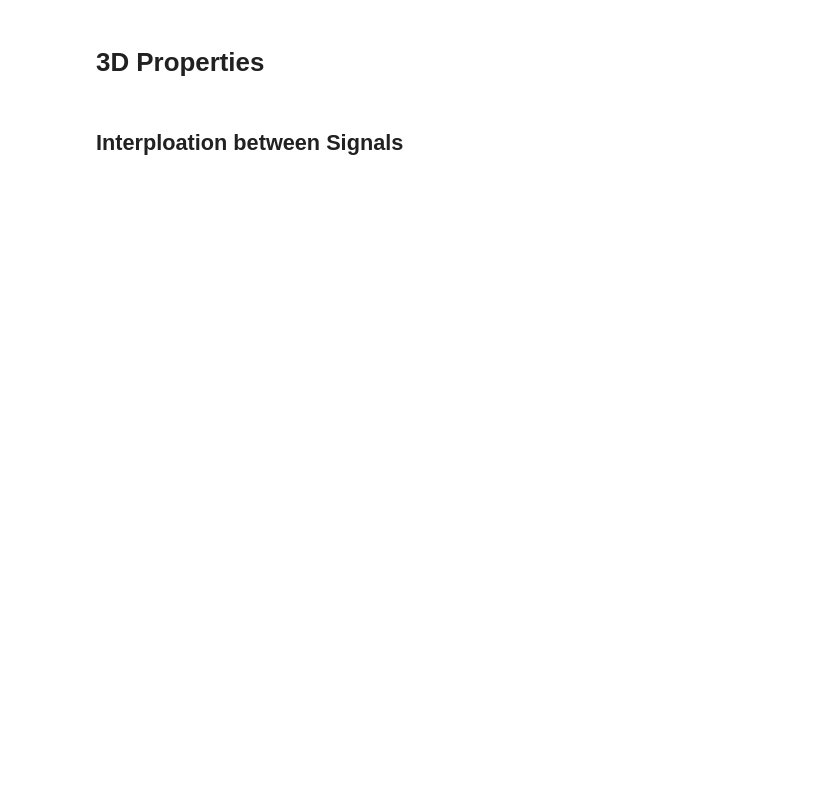
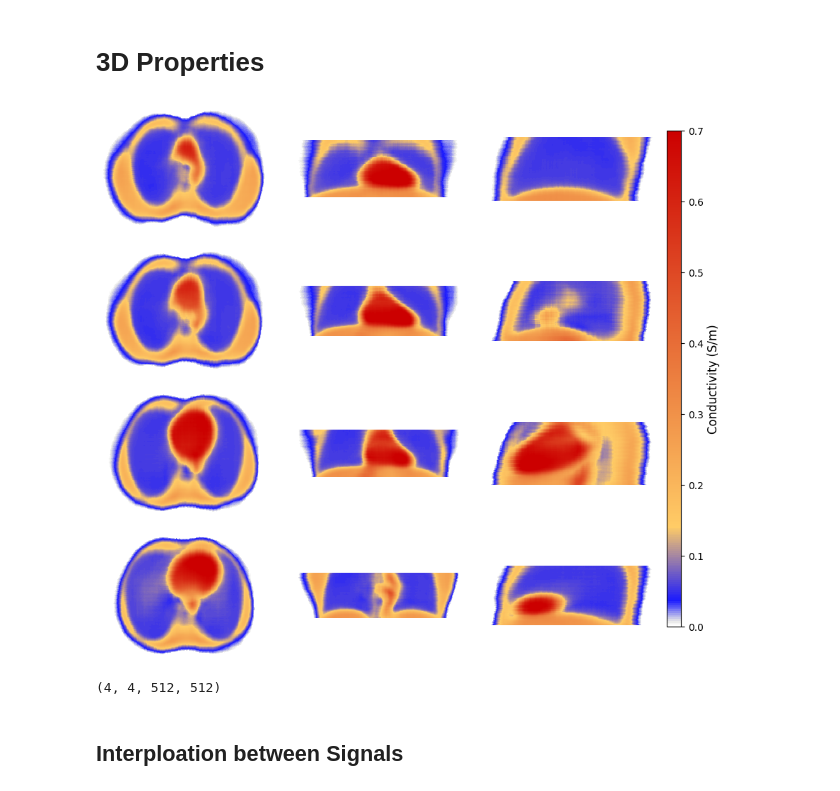
Before and after one commit to dmnk1308/RESIST, a Jupyter notebook: testing_and_plotting.ipynb, the cells around one changed output. Saved outputs shown, nothing was run; the diff lists cells and outputs as text; code cells hidden in the pictures; blank space fills up the shorter version.

```diff
--- a/testing_and_plotting.ipynb
+++ b/testing_and_plotting.ipynb
@@ -561,0 +628,26 @@ Test Lung Loss:  tensor(0.0075)
+# %%
+preds_all = []
+targets_all = []
+
+points = points_case.reshape(4, -1, cfg.data.point_levels_3d, 512, 512, 3)
+target = targets_case_raw.reshape(4, -1, cfg.data.point_levels_3d, 512, 512, 1)
+levels = torch.arange(cfg.data.point_levels_3d)
+electrode_levels = torch.linspace(levels[1],levels[-2],4).numpy().astype(int)
+points = points[:,:,electrode_levels].reshape(4, -1, 3)
+target = target[:,:,electrode_levels].reshape(4, -1, 1)
+
+for i in range(points.shape[0]):
+    _, pred, _ = testing(model, [signals_case[i].unsqueeze(0).float(),
+                              electrodes_copy[i].unsqueeze(0).float(),
+                              points[i].unsqueeze(0).float()],
+                              batch_size=1,
+                              device=cfg.learning.training.device,
+                              wandb_log=False,
+                              electrode_level_only=True,
+                              point_levels_3d=cfg.data.point_levels_3d)
+    targets_all.append(target[i].detach().cpu().squeeze())
+    preds_all.append(pred.detach().cpu().squeeze())
+preds_all = torch.concatenate(preds_all, axis=0)
+targets_all = torch.concatenate(targets_all, axis=0)
+preds_case, targets_case, lung_masks_case = pred_postprocess(preds_all, targets_all, resolution=512, nres=nres, nlevel=4)
+preds_case, targets_case, lung_masks_case = preds_case.squeeze(0), targets_case.squeeze(0), lung_masks_case.squeeze(0)
@@ -584,31 +742,37 @@ preds = torch.concatenate(preds, axis=0)
 preds = preds.reshape(n_z_levels, 512, 512).numpy()
 # %%
 slices_axial = [16, 32, 64, 96]
+slices_coronal = [192, 224, 256, 320]
 slices_sagital = [128, 192, 256, 320]
-slices_coronal = [128, 192, 256, 320]
 
 ncols = 3 # axial, sagital, coronal
 nrows = len(slices_axial) # number of slices
 
 # set up figure
 fig, axes = plt.subplots(nrows, ncols, figsize=(10, 10))
 cbar_ax = fig.add_axes([0.92, 0.15, 0.02, 0.7])  # [left, bottom, width, height]
 
 for i in range(len(slices_axial)):
     tmp = remove_empty_space(preds[slices_axial[i]])
     axes[i,0].imshow(tmp, vmin=0, vmax=0.7, cmap=cmap)
     axes[i,0].axis('off')
-    tmp = remove_empty_space(preds[:,slices_sagital[i]])
+    tmp = remove_empty_space(preds[:,slices_coronal[i]])
     axes[i,1].imshow(tmp, vmin=0, vmax=0.7, cmap=cmap)
     axes[i,1].axis('off')
-    tmp = remove_empty_space(preds[:,:,slices_coronal[i]])
+    tmp = remove_empty_space(preds[:,:,slices_sagital[i]])
     axes[i,2].imshow(tmp, vmin=0, vmax=0.7, cmap=cmap)
     axes[i,2].axis('off')
 
 # Add colorbar to the figure
 sm = plt.cm.ScalarMappable(cmap=cmap)
 sm.set_clim(0, 0.7)
 cbar = fig.colorbar(sm, cax=cbar_ax)
 cbar.set_label('Conductivity (S/m)')
+# %% [output]
+[figure, added]
+# %%
+targets_case.shape
+# %% [output]
+(4, 4, 512, 512)
 # %% [markdown]
 ## Interploation between Signals
```
Also changed, not shown: parts of 27 cells of this notebook, 7 other files.
